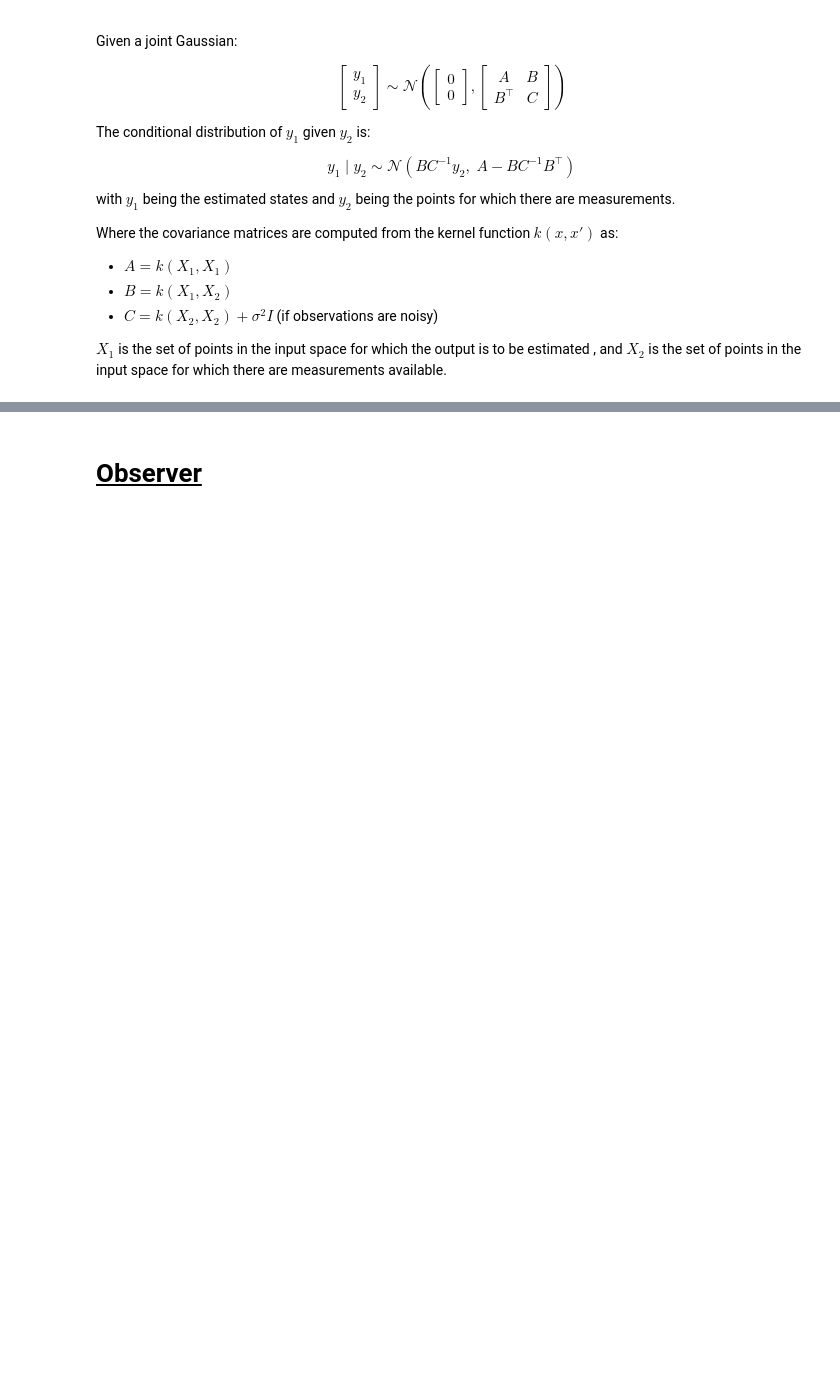
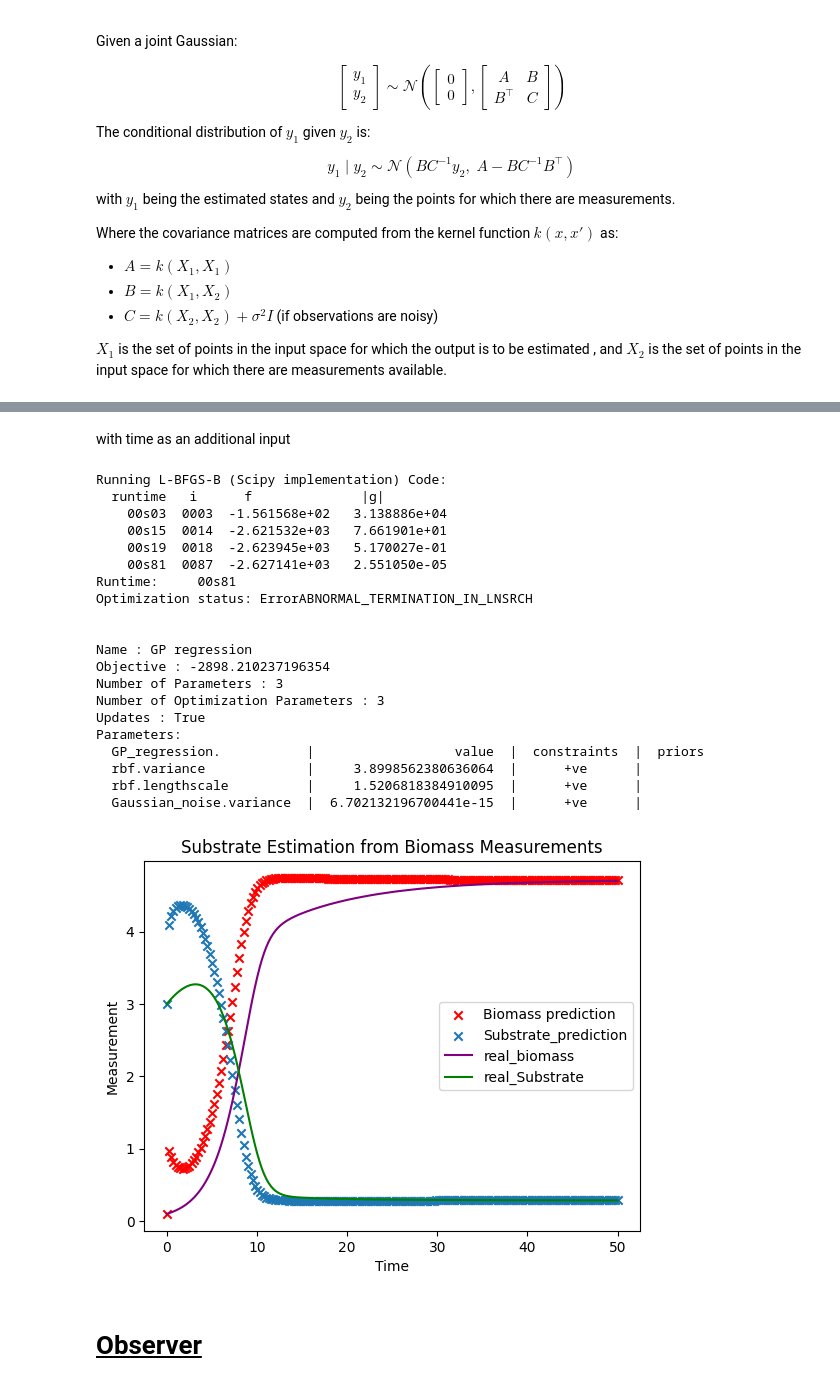
Before and after one commit to therealtoby1/Master, a Jupyter notebook: Cell_growth_easy_Model.ipynb, the cells around one changed output, grey strips where cells are left out. Cells and saved outputs as stored; diff of their text form; code cells hidden in the pictures; blank space fills up the shorter version.

```diff
--- a/Cell_growth_easy_Model.ipynb
+++ b/Cell_growth_easy_Model.ipynb
@@ -376,6 +385,85 @@ Optimization status: ErrorABNORMAL_TERMINATION_IN_LNSRCH
   rbf.lengthscale          |     1.5206818384910095  |      +ve      |
   Gaussian_noise.variance  |  6.702132196700441e-15  |      +ve      |
 [figure]
+# %% [markdown]
+with time as an additional input
+# %%
+import numpy as np
+import GPy
+import matplotlib.pyplot as plt
+
+# Generate synthetic data (replace with your actual data)
+# np.random.seed(42)
+time = t_eval.reshape(-1, 1) if t_eval.ndim == 1 else t_eval  # Ensure [n_samples, 1]
+biomass = Dataset['B0'].reshape(-1, 1)
+substrate = Dataset['S0'].reshape(-1, 1)
+
+# Training data - both biomass and substrate known
+
+X_train = np.hstack([time[:-1],biomass[:-1],substrate[:-1]])  # Input: [time(optional), biomass,substrate]
+Y_train = np.hstack([biomass[1:],substrate[1:]])  # Output: substrate
+
+# 1. Train the GP model
+kernelrbf = GPy.kern.RBF(input_dim=3, active_dims=[0,1,2], ARD=False)  # ARD for automatic relevance determination-->learns seperate lenght scales (parameter l in RBF equation for smoothness of curve )
+# kernelexp =  GPy.kern.Linear(input_dim=2, active_dims=[0,1],ARD=True)
+
+kernel=kernelrbf
+m_time = GPy.models.GPRegression(X_train, Y_train, kernel)
+m_time.optimize(messages=True)
+
+print(m)  # Show optimized model parameters
+
+# 2. Make predictions with new biomass measurements
+# New observations - only biomass known
+n_steps = len(t_eval)
+bm = np.zeros(n_steps)
+sm = np.zeros(n_steps)
+
+# Initial values
+
+bm[0] = Dataset_val['B1'][0]
+sm[0] = Dataset_val['S1'][0]
+
+
+for t in range(1, n_steps):
+    X_input = np.array([[t_eval[t-1],bm[t-1], sm[t-1]]])
+    pred, _ = m_time.predict(X_input)
+    bm[t] = pred[0, 0]    # predicted biomass-->pred is [[b,s]] so pred[0][0] is b
+    sm[t] = pred[0, 1]    # predicted substrate
+
+
+# Plot substrate predictions
+plt.scatter(t_eval, bm, marker='x',color='r', label='Biomass prediction')
+plt.scatter(t_eval,sm,marker='x',label='Substrate_prediction')
+plt.plot(t_eval,Dataset_val['B1'],label='real_biomass', color='purple')
+plt.plot(t_eval,Dataset_val['S1'],label='real_Substrate',color='green')
+plt.xlabel('Time')
+plt.ylabel('Measurement')
+plt.title('Substrate Estimation from Biomass Measurements')
+plt.legend()
+plt.show()
+# %% [output]
+Running L-BFGS-B (Scipy implementation) Code:
+  runtime   i      f              |g|
+    00s03  0003  -1.561568e+02   3.138886e+04
+    00s15  0014  -2.621532e+03   7.661901e+01
+    00s19  0018  -2.623945e+03   5.170027e-01
+    00s81  0087  -2.627141e+03   2.551050e-05
+Runtime:     00s81
+Optimization status: ErrorABNORMAL_TERMINATION_IN_LNSRCH
+
+
+Name : GP regression
+Objective : -2898.210237196354
+Number of Parameters : 3
+Number of Optimization Parameters : 3
+Updates : True
+Parameters:
+  GP_regression.           |                  value  |  constraints  |  priors
+  rbf.variance             |     3.8998562380636064  |      +ve      |
+  rbf.lengthscale          |     1.5206818384910095  |      +ve      |
+  Gaussian_noise.variance  |  6.702132196700441e-15  |      +ve      |
+[figure, added]
 # %% [markdown]
 # <u> **Observer** </u>
 # %% [markdown]
```
Also changed, not shown: parts of 5 cells of this notebook, 1 other file.
